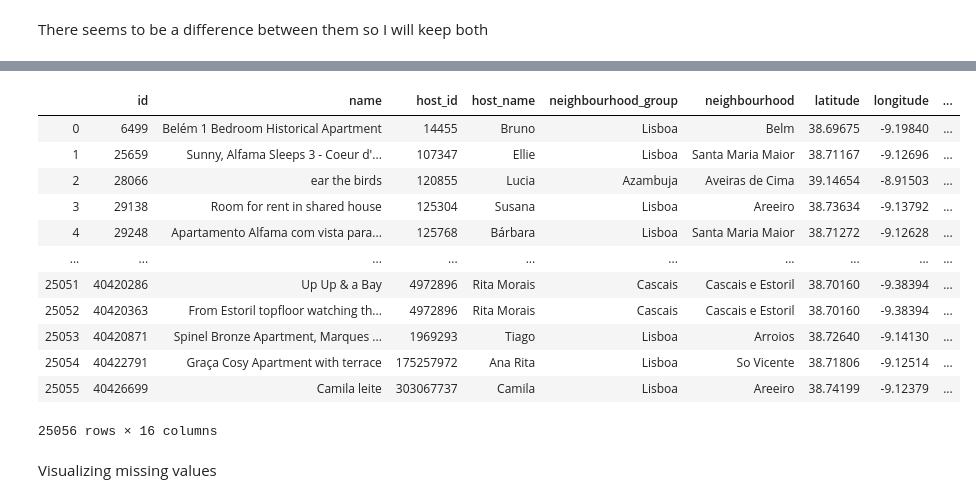
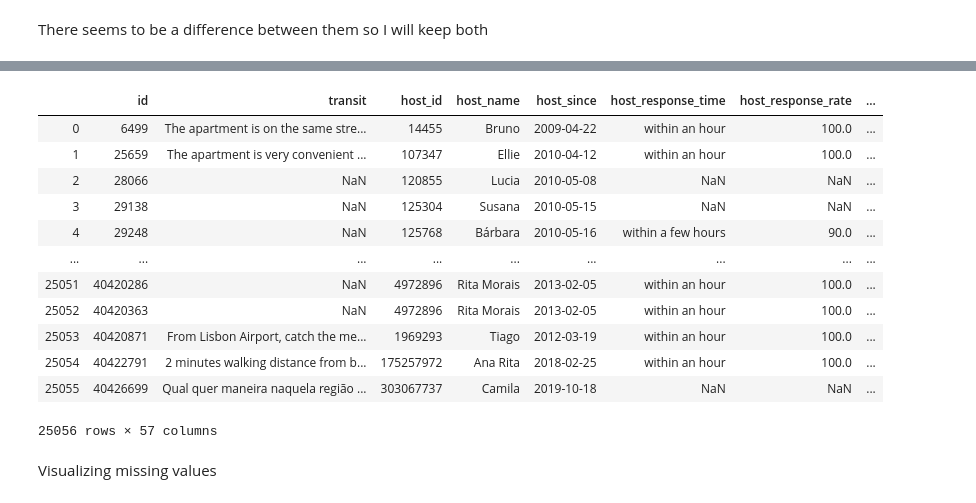
Before and after one commit to sousablde/Airbnb-A-tale-of-2-cities, a Jupyter notebook: Airbnb - a tale of 2 cities.ipynb, the cells around one changed output, grey strips where cells are left out. Drawn from its saved outputs; the diff is of its cells as text; code cells hidden in the pictures.

```diff
--- a/Airbnb - a tale of 2 cities.ipynb
+++ b/Airbnb - a tale of 2 cities.ipynb
@@ -19,6 +19,7 @@ from nltk import word_tokenize, WordNetLemmatizer
 from sklearn.model_selection import train_test_split, cross_validate, GridSearchCV
 from sklearn.model_selection import KFold
 from sklearn.metrics import mean_squared_error, mean_absolute_error
+from sklearn.preprocessing import Imputer
 from math import sqrt
 import tests as t
 import re
@@ -35,6 +36,8 @@ from catboost import CatBoostRegressor
 from sklearn.linear_model import SGDRegressor
 import folium
 
+pd.set_option('display.max_columns', 106)
+
 import collections
 # %% [output]
 [nltk_data] Downloading package punkt to
@@ -53,6 +56,7 @@ All the data loaded in this cell was sourced from here: http://insideairbnb.com/
 # %%
 #Porto related data
 porto_listings = pd.read_csv(r"C:\Users\sousa\Desktop\github\Airbnb Tale of 2 cities\Data Portugal\Porto\listings.csv")
+porto_listings_plus = pd.read_csv(r"C:\Users\sousa\Desktop\github\Airbnb Tale of 2 cities\Data Portugal\Porto\listings.csv.gz", compression = 'gzip')
 porto_calendar = pd.read_csv(r"C:\Users\sousa\Desktop\github\Airbnb Tale of 2 cities\Data Portugal\Porto\calendar.csv.gz", compression = 'gzip')
 porto_neighbourhoods = pd.read_csv(r"C:\Users\sousa\Desktop\github\Airbnb Tale of 2 cities\Data Portugal\Porto\neighbourhoods.csv")
 porto_reviews = pd.read_csv(r"C:\Users\sousa\Desktop\github\Airbnb Tale of 2 cities\Data Portugal\Porto\reviews.csv")
@@ -62,3 +66,4 @@ lisbon_listings = pd.read_csv(r"C:\Users\sousa\Desktop\github\Airbnb Tale of 2 c
 lisbon_calendar = pd.read_csv(r"C:\Users\sousa\Desktop\github\Airbnb Tale of 2 cities\Data Portugal\Lisbon\calendar.csv.gz", compression = 'gzip')
 lisbon_neighbourhoods = pd.read_csv(r"C:\Users\sousa\Desktop\github\Airbnb Tale of 2 cities\Data Portugal\Lisbon\neighbourhoods.csv")
 lisbon_reviews = pd.read_csv(r"C:\Users\sousa\Desktop\github\Airbnb Tale of 2 cities\Data Portugal\Lisbon\reviews.csv")
+lisbon_listings_plus = pd.read_csv(r"C:\Users\sousa\Desktop\github\Airbnb Tale of 2 cities\Data Portugal\Lisbon\listings.csv.gz", compression = 'gzip')
@@ -209,28 +332,40 @@ def dtype_fixer(df, df_type):
         df['date'] = pd.to_datetime(df['date'])
 
     if df_type == 'listings':
+        #getting rid of % sign
+        df['host_response_rate'] = df['host_response_rate'].str.replace('%', '')
+        df['host_response_rate'] = pd.to_numeric(df['host_response_rate'],errors='coerce')
+
+        #getting rid of $ sign
+        df['price'] = df['price'].str.replace('$', '')
+        df['price'] = pd.to_numeric(df['price'],errors='coerce')
+
+        #fixing dates
+        df['host_since'] = pd.to_datetime(df['host_since'])
+        df['first_review'] = pd.to_datetime(df['first_review'])
         df['last_review'] = pd.to_datetime(df['last_review'])
 
+
     return df
 # %%
 dtype_fixer(porto_calendar, 'calendar')
 dtype_fixer(lisbon_calendar, 'calendar')
-dtype_fixer(porto_listings, 'listings')
-dtype_fixer(lisbon_listings, 'listings')
+dtype_fixer(porto_listings_plus, 'listings')
+dtype_fixer(lisbon_listings_plus, 'listings')
 # %% [output]
-|  | id | name | host_id | host_name | neighbourhood_group | neighbourhood | latitude | longitude | ... |
-| 0 | 6499 | Belém 1 Bedroom Historical Apartment | 14455 | Bruno | Lisboa | Belm | 38.69675 | -9.19840 | ... |
-| 1 | 25659 | Sunny, Alfama Sleeps 3 - Coeur d'... | 107347 | Ellie | Lisboa | Santa Maria Maior | 38.71167 | -9.12696 | ... |
-| 2 | 28066 | ear the birds | 120855 | Lucia | Azambuja | Aveiras de Cima | 39.14654 | -8.91503 | ... |
-| 3 | 29138 | Room for rent in shared house | 125304 | Susana | Lisboa | Areeiro | 38.73634 | -9.13792 | ... |
-| 4 | 29248 | Apartamento Alfama com vista para... | 125768 | Bárbara | Lisboa | Santa Maria Maior | 38.71272 | -9.12628 | ... |
-| ... | ... | ... | ... | ... | ... | ... | ... | ... | ... |
-| 25051 | 40420286 | Up Up & a Bay | 4972896 | Rita Morais | Cascais | Cascais e Estoril | 38.70160 | -9.38394 | ... |
-| 25052 | 40420363 | From Estoril topfloor watching th... | 4972896 | Rita Morais | Cascais | Cascais e Estoril | 38.70160 | -9.38394 | ... |
-| 25053 | 40420871 | Spinel Bronze Apartment, Marques ... | 1969293 | Tiago | Lisboa | Arroios | 38.72640 | -9.14130 | ... |
-| 25054 | 40422791 | Graça Cosy Apartment with terrace | 175257972 | Ana Rita | Lisboa | So Vicente | 38.71806 | -9.12514 | ... |
-| 25055 | 40426699 | Camila leite | 303067737 | Camila | Lisboa | Areeiro | 38.74199 | -9.12379 | ... |
+|  | id | transit | host_id | host_name | host_since | host_response_time | host_response_rate | ... |
+| 0 | 6499 | The apartment is on the same stre... | 14455 | Bruno | 2009-04-22 | within an hour | 100.0 | ... |
+| 1 | 25659 | The apartment is very convenient ... | 107347 | Ellie | 2010-04-12 | within an hour | 100.0 | ... |
+| 2 | 28066 | NaN | 120855 | Lucia | 2010-05-08 | NaN | NaN | ... |
+| 3 | 29138 | NaN | 125304 | Susana | 2010-05-15 | NaN | NaN | ... |
+| 4 | 29248 | NaN | 125768 | Bárbara | 2010-05-16 | within a few hours | 90.0 | ... |
+| ... | ... | ... | ... | ... | ... | ... | ... | ... |
+| 25051 | 40420286 | NaN | 4972896 | Rita Morais | 2013-02-05 | within an hour | 100.0 | ... |
+| 25052 | 40420363 | NaN | 4972896 | Rita Morais | 2013-02-05 | within an hour | 100.0 | ... |
+| 25053 | 40420871 | From Lisbon Airport, catch the me... | 1969293 | Tiago | 2012-03-19 | within an hour | 100.0 | ... |
+| 25054 | 40422791 | 2 minutes walking distance from b... | 175257972 | Ana Rita | 2018-02-25 | within an hour | 100.0 | ... |
+| 25055 | 40426699 | Qual quer maneira naquela região ... | 303067737 | Camila | 2019-10-18 | NaN | NaN | ... |
-25056 rows × 16 columns
+25056 rows × 57 columns
 # %% [markdown]
 Visualizing missing values
 # %%
```
Also changed, not shown: parts of 47 cells of this notebook.
